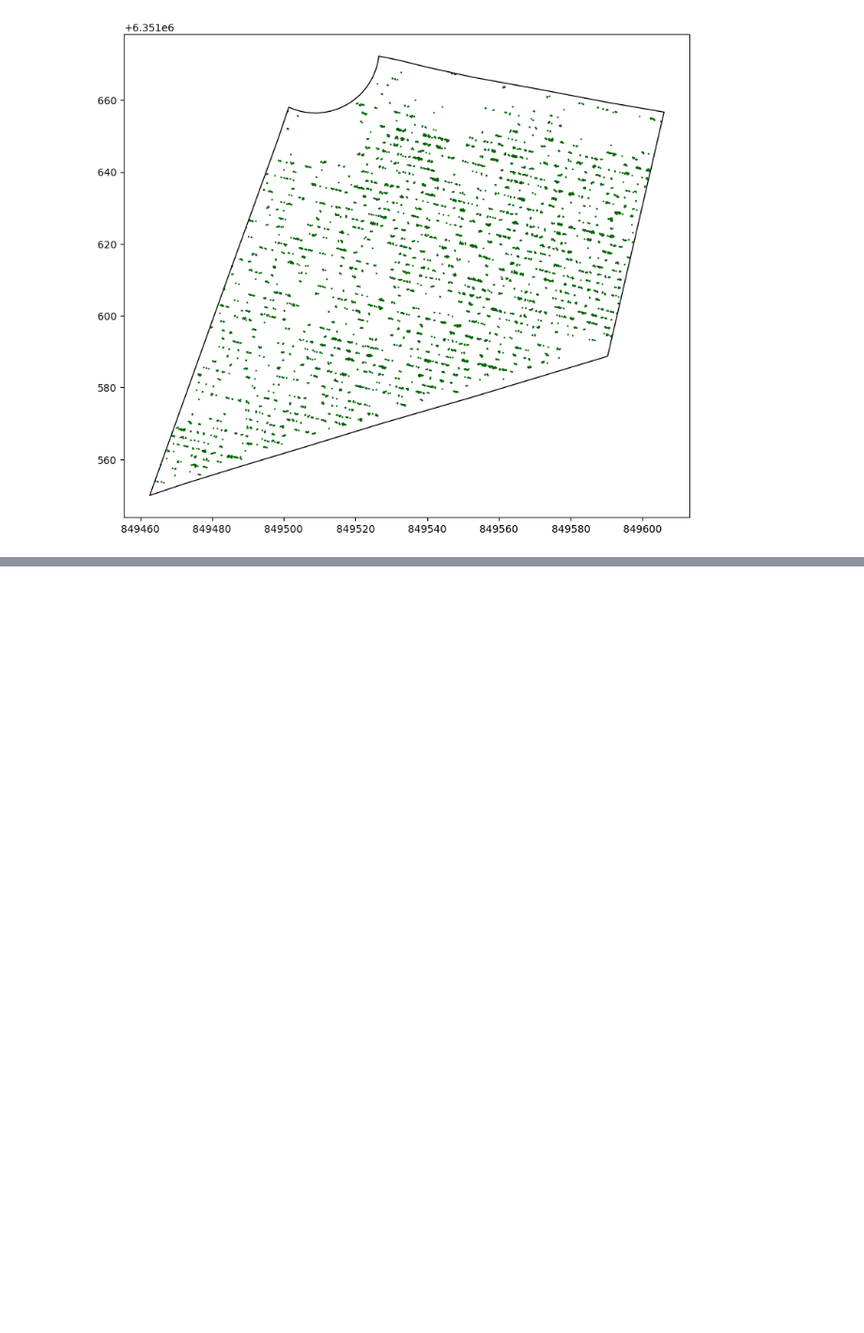
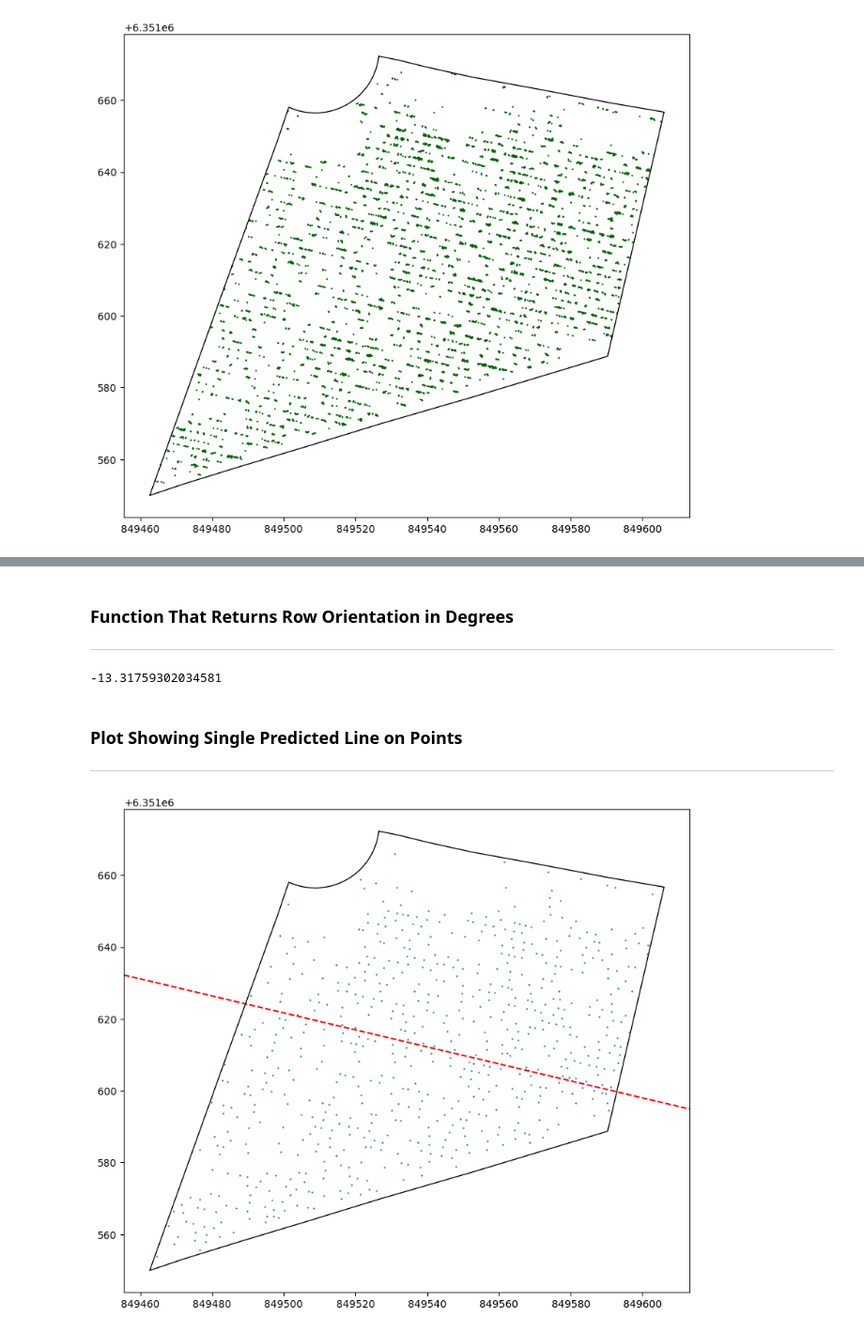
Before and after one commit to vinDAR-MEDS/vinDAR, a Jupyter notebook: src/exploratory_analysis.ipynb, the cells around one changed output, grey strips where cells are left out. Shown at 94% size. Saved outputs shown, nothing was run; the diff lists cells and outputs as text; code cells hidden in the pictures; blank space fills up the shorter version.

```diff
--- a/src/exploratory_analysis.ipynb
+++ b/src/exploratory_analysis.ipynb
@@ -180,0 +179,68 @@ Jupyter environment detected. Enabling Open3D WebVisualizer.
+# %% [markdown]
+### Function That Returns Row Orientation in Degrees
+***
+# %%
+# Function returns the angle of crop rows
+def find_row_orentation(data, bins = 256):
+
+    # Bin points into a 2D image
+    hist, xedges, yedges = np.histogram2d(df['x'], df['y'], bins=bins)
+    hist = hist.T
+
+    # Fourier Transform
+    F = np.fft.fftshift(np.fft.fft2(hist))
+    magnitude = np.abs(F)
+
+    # Remove centeral points
+    cy, cx = np.array(magnitude.shape) // 2
+    magnitude[cy, cx] = 0
+
+    # Find dominant peak
+    peak_y, peak_x = np.unravel_index(np.argmax(magnitude), magnitude.shape)
+
+    # Convert frequency into units
+    dx = (xedges[-1] - xedges[0]) / bins
+    dy = (yedges[-1] - yedges[0]) / bins
+    fy = (peak_y - cy) / (bins * dy)
+    fx = (peak_x - cx) / (bins * dx)
+
+     # Angle of frequency vector
+    freq_angle = np.degrees(np.arctan2(fy, fx))
+    # Angle of line is perpendicular o frquency vector
+    line_angle = freq_angle + 90
+
+    return(line_angle)
+
+find_row_orentation(df)
+# %% [output]
+-13.31759302034581
+# %% [markdown]
+### Plot Showing Single Predicted Line on Points
+***
+# %%
+fig, ax = plt.subplots(figsize=(10, 10))
+
+# Plot points
+sc = ax.scatter(x_coordinates, y_coordinates, s=0.5)
+
+# Use center point to show line
+x_mid = np.median(x_coordinates)
+y_mid = np.median(y_coordinates)
+
+angle_deg = find_row_orentation(df)
+slope = math.tan(math.radians(angle_deg))
+ax.axline(xy1=(x_mid, y_mid), slope=slope, color='r', linestyle='--')
+
+
+
+# Overlay polygon boundary
+parcels.boundary.plot(ax=ax, color='black', linewidth=1)
+
+ax.set_aspect('equal')
+plt.show()
+
+# Save as Dataframe
+data = {'x': centroids[:, 0], 'y': centroids[:, 1], 'z': centroids[:, 2]}
+df = pd.DataFrame(data)
+# %% [output]
+[figure, added]
```
Also changed, not shown: parts of 12 cells of this notebook, 1 other file.
